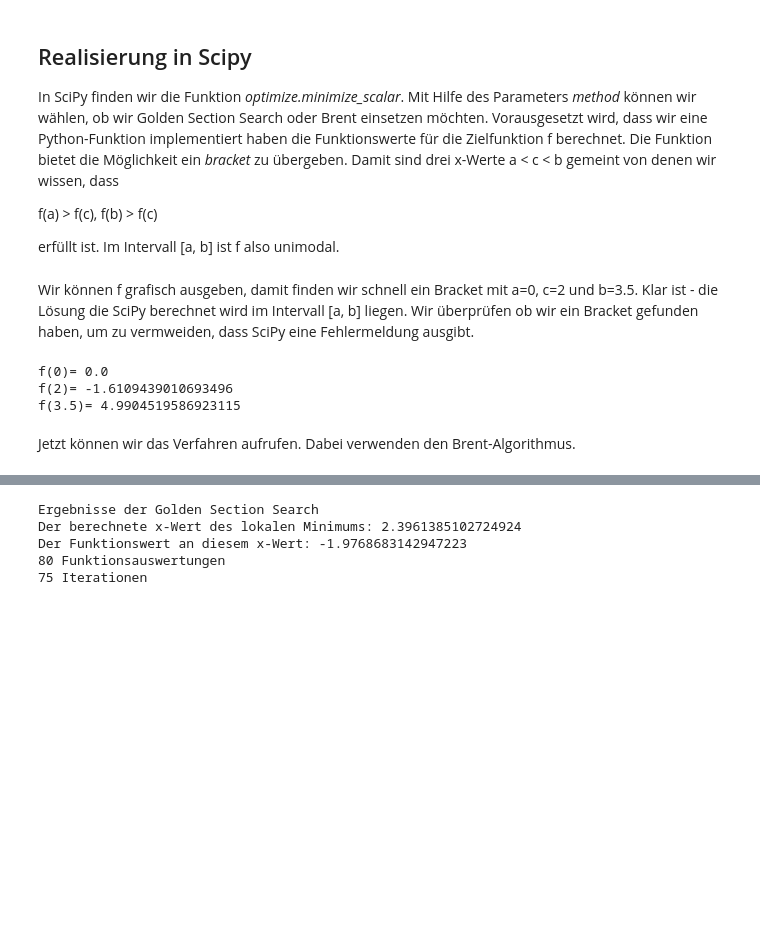
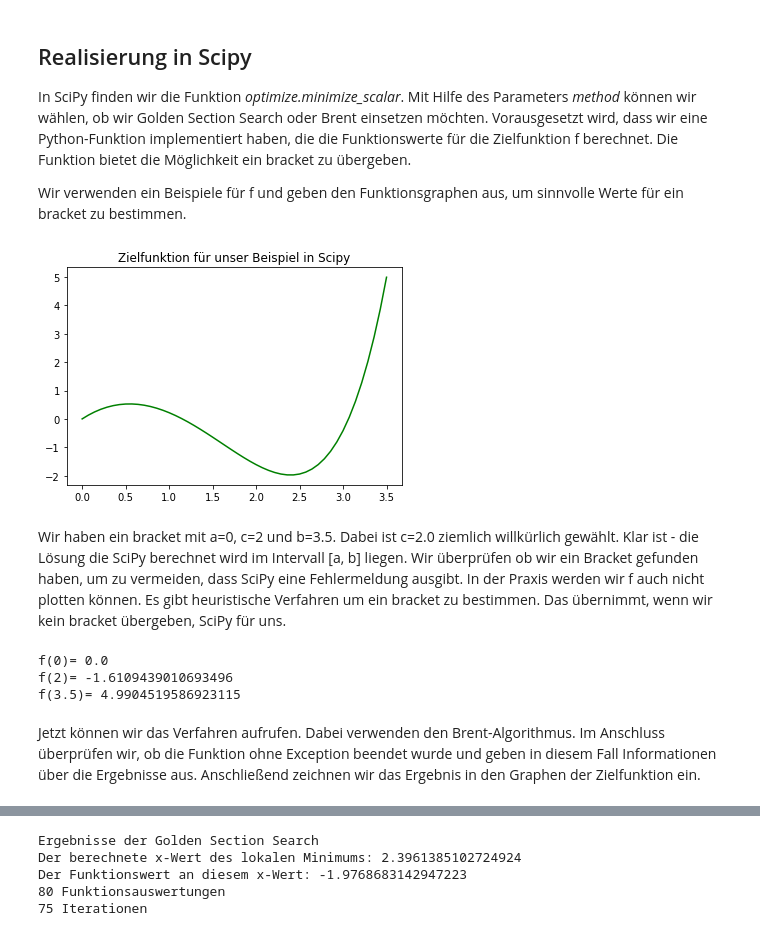
Before and after one commit to MBrill/Jupyter, a Jupyter notebook: Optimierung/opti1D.ipynb, the cells around one changed output, grey strips where cells are left out. Cells and saved outputs as stored; diff of their text form; code cells hidden in the pictures; blank space fills up the shorter version.

```diff
--- a/Optimierung/opti1D.ipynb
+++ b/Optimierung/opti1D.ipynb
@@ -20,19 +94,29 @@ Der Brent-Algorithmus implementiert eine *safe guarded quadratic interpolation*
 # %% [markdown]
 ## Realisierung in Scipy
-In SciPy finden wir die Funktion *optimize.minimize_scalar*. Mit Hilfe des Parameters *method* können wir wählen, ob wir Golden Section Search oder Brent einsetzen möchten. Vorausgesetzt wird, dass wir eine Python-Funktion implementiert haben die Funktionswerte für die Zielfunktion f berechnet. Die Funktion bietet die Möglichkeit ein *bracket* zu übergeben. Damit sind drei x-Werte a < c < b gemeint von denen wir wissen, dass
+In SciPy finden wir die Funktion *optimize.minimize_scalar*. Mit Hilfe des Parameters *method* können wir wählen, ob wir Golden Section Search oder Brent einsetzen möchten. Vorausgesetzt wird, dass wir eine Python-Funktion implementiert haben, die die Funktionswerte für die Zielfunktion f berechnet. Die Funktion bietet die Möglichkeit ein bracket zu übergeben.
 
-f(a) > f(c), f(b) > f(c)
-
-erfüllt ist. Im Intervall [a, b] ist f also unimodal.
+Wir verwenden ein Beispiele für f und geben den Funktionsgraphen aus, um sinnvolle Werte für ein bracket zu bestimmen.
 # %%
-import numpy as np
 from scipy import optimize
 
 def f(x):
     """
     Funktion, die minimiert werden soll
     """
     return (np.exp(x) - 2.5*x*x + x - 1.0)
+
+a = 0.0
+b = 3.5
+x = np.linspace(a, b, 50)
+y = f(x)
+
+fig = plt.figure()
+plt.plot(x, y, 'g-')
+plt.title('Zielfunktion für unser Beispiel in Scipy')
+
+plt.show()
+# %% [output]
+[figure, added]
 # %% [markdown]
-Wir können f grafisch ausgeben, damit finden wir schnell ein Bracket mit a=0, c=2 und b=3.5. Klar ist - die Lösung die SciPy berechnet wird im Intervall [a, b] liegen. Wir überprüfen ob wir ein Bracket gefunden haben, um zu vermweiden, dass SciPy eine Fehlermeldung ausgibt.
+Wir haben ein bracket mit a=0, c=2 und b=3.5. Dabei ist c=2.0 ziemlich willkürlich gewählt. Klar ist - die Lösung die SciPy berechnet wird im Intervall [a, b] liegen. Wir überprüfen ob wir ein Bracket gefunden haben, um zu vermeiden, dass SciPy eine Fehlermeldung ausgibt. In der Praxis werden wir f auch nicht plotten können. Es gibt heuristische Verfahren um ein bracket zu bestimmen. Das übernimmt, wenn wir kein bracket übergeben, SciPy für uns.
 # %%
@@ -44,7 +129,7 @@ f(0)= 0.0
 f(2)= -1.6109439010693496
 f(3.5)= 4.9904519586923115
 # %% [markdown]
-Jetzt können wir das Verfahren aufrufen. Dabei verwenden den Brent-Algorithmus.
+Jetzt können wir das Verfahren aufrufen. Dabei verwenden den Brent-Algorithmus. Im Anschluss überprüfen wir, ob die Funktion ohne Exception beendet wurde und geben in diesem Fall Informationen über die Ergebnisse aus. Anschließend zeichnen wir das Ergebnis in den Graphen der Zielfunktion ein.
 # %%
 result = optimize.minimize_scalar(f,
                                   method='brent',
```
Also changed, not shown: parts of 16 cells of this notebook, 4 other files.
